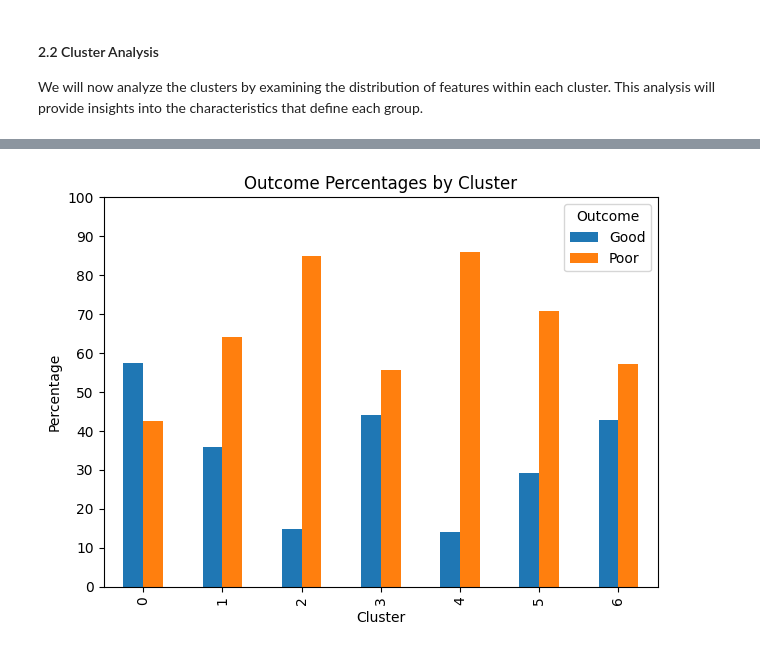
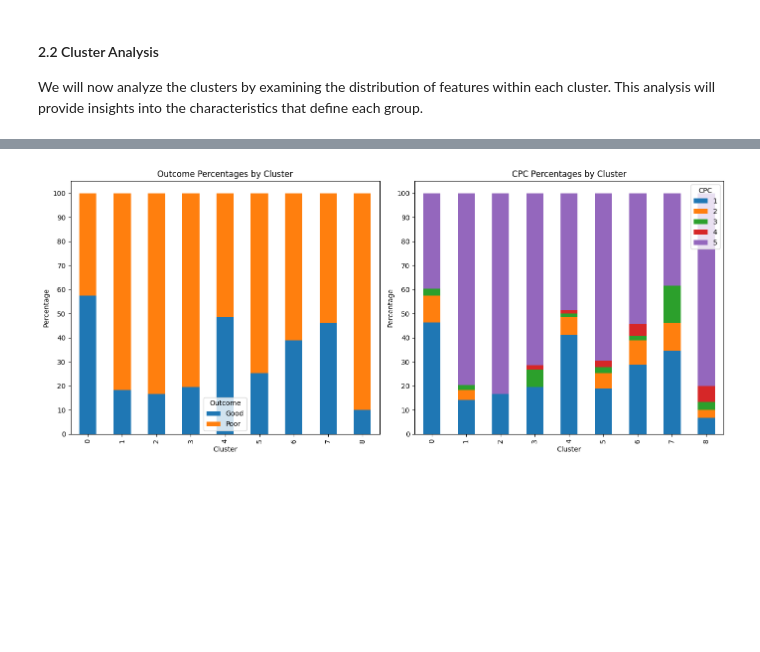
Before and after one commit to KentFre/Resus_TTM, a Jupyter notebook: 03_Clustering.ipynb, the cells around one changed output, grey strips where cells are left out. Cells and saved outputs as stored; diff of their text form; code cells hidden in the pictures; blank space fills up the shorter version.

```diff
--- a/03_Clustering.ipynb
+++ b/03_Clustering.ipynb
@@ -194,7 +183,0 @@ We are saving `machine_learning_df` to use consistently across classification at
-# %%
-# Save the DataFrame to a Pickle file
-with open('data/machine_learning_patient_data.pkl', 'wb') as f:
-    pickle.dump(machine_learning_df, f)
-
-# Confirmation message
-print("DataFrame has been saved to 'data/machine_learning_patient_data.pkl'")
@@ -294,6 +281,9 @@ In summary, **K = 7** and **K = 17** offer the best trade-offs between clusterin
 # %%
+# Select the data for clustering
+data_for_clustering = dataframes_clustering["rosc"]
+
 # Perform K-means clustering on the standardized data
-n_clusters = 7
+n_clusters = 9
 kmeans = KMeans(n_clusters=n_clusters, random_state=2023)
 kmeans.fit(data_for_clustering)
 
@@ -338,38 +330,50 @@ cpc_counts = original_data.groupby(['kmeans_cluster', 'cpc'], observed=True).siz
 outcome_counts = original_data.groupby(['kmeans_cluster', 'outcome'], observed=True).size().unstack(fill_value=0)
 
 # Create a figure with 2 subplots for CPC and Outcome distributions
-fig, axes = plt.subplots(1, 2, figsize=(15, 6))  # 1 row, 2 columns
+fig, axes = plt.subplots(1, 2, figsize=(15, 6))
 
 # Create the stacked bar plot for Outcome
-outcome_counts.plot(kind='bar', stacked=True, ax=axes[1])
-axes[1].set_title('Distribution of Outcome by Cluster')
+outcome_counts.plot(kind='bar', stacked=True, ax=axes[0], label='outcome')
+axes[0].set_title('Distribution of Outcome by Cluster')
+axes[0].set_xlabel('Cluster')
+axes[0].set_ylabel('Count')
+axes[0].legend(title='Outcome')
+
+# Create the stacked bar plot for CPC
+cpc_counts.plot(kind='bar', stacked=True, ax=axes[1])
+axes[1].set_title('Distribution of CPC by Cluster')
 axes[1].set_xlabel('Cluster')
 axes[1].set_ylabel('Count')
-axes[1].legend(title='Outcome')
-
-# Create the stacked bar plot for CPC
-cpc_counts.plot(kind='bar', stacked=True, ax=axes[0])
-axes[0].set_title('Distribution of CPC by Cluster')
-axes[0].set_xlabel('Cluster')
-axes[0].set_ylabel('Count')
-axes[0].legend(title='CPC')
+axes[1].legend(title='CPC')
 
 plt.tight_layout()
 plt.show()
 
 # Calculate and plot Outcome percentages by cluster
 outcome_percentages = outcome_counts.div(outcome_counts.sum(axis=1), axis=0) * 100
+# Calculate the CPC percentages by cluster
+cpc_percentages = cpc_counts.div(cpc_counts.sum(axis=1), axis=0) * 100
 
-# Create a new figure for the Outcome percentages
-plt.figure(figsize=(10, 6))
-outcome_percentages.plot(kind='bar', stacked=False)
+# Create a figure with two subplots for side-by-side comparison
+fig, axes = plt.subplots(1, 2, figsize=(14, 6))
 
-# Add labels and title for Outcome percentages
-plt.title('Outcome Percentages by Cluster')
-plt.xlabel('Cluster')
-plt.ylabel('Percentage')
-plt.legend(title='Outcome')
-plt.yticks(range(0, 101, 10))  # Set y-axis from 0 to 100 in steps of 10
+# Plot Outcome percentages with Good outcome on bottom and Poor outcome on top
+outcome_percentages[['Good', 'Poor']].plot(kind='bar', stacked=True, ax=axes[0])
+axes[0].set_title('Outcome Percentages by Cluster')
+axes[0].set_xlabel('Cluster')
+axes[0].set_ylabel('Percentage')
+axes[0].legend(title='Outcome')
+axes[0].set_yticks(range(0, 101, 10))
+
+# Plot CPC percentages with stacked bars
+cpc_percentages.plot(kind='bar', stacked=True, ax=axes[1])
+axes[1].set_title('CPC Percentages by Cluster')
+axes[1].set_xlabel('Cluster')
+axes[1].set_ylabel('Percentage')
+axes[1].legend(title='CPC')
+axes[1].set_yticks(range(0, 101, 10))
+
+# Adjust layout for better spacing
 plt.tight_layout()
 plt.show()
 
@@ -381,37 +385,49 @@ categorical_features_list = [
     ('shockable_rhythm', 'Shockable Rhythm Distribution by Cluster')
 ]
 
-# Plot stacked bar charts for each categorical feature
+# Set up a 2x2 grid for 4 categorical features
 num_features = len(categorical_features_list)
 fig, axes = plt.subplots(2, 2, figsize=(14, 10))  # 2x2 grid for 4 plots
 axes = axes.flatten()  # Flatten for easy iteration
 
-# Loop through each categorical feature and create a stacked bar plot
+# Loop through each categorical feature and create a stacked bar plot with percentages
 for ax, (feature, title) in zip(axes, categorical_features_list):
-    # Count occurrences for each category in the feature by cluster with observed=True
+    # Count occurrences for each category in the feature by cluster
     feature_counts = original_data.groupby(['kmeans_cluster', feature], observed=True).size().unstack(fill_value=0)
 
-    # Plot stacked bar chart
-    feature_counts.plot(kind='bar', stacked=True, ax=ax)
+    # Convert counts to percentages by dividing by the row sums
+    feature_percentages = feature_counts.div(feature_counts.sum(axis=1), axis=0) * 100
+
+    # Plot stacked bar chart with percentages
+    feature_percentages.plot(kind='bar', stacked=True, ax=ax)
     ax.set_title(title)
     ax.set_xlabel('Cluster')
-    ax.set_ylabel('Count')
+    ax.set_ylabel('Percentage')
     ax.legend(title=feature, loc='upper right')
 
+# Adjust layout for better spacing
 plt.tight_layout()
 plt.show()
 
-# Box plots for age and rosc distributions by cluster
+# Numeric features to plot
 numeric_features = ['age', 'rosc']
 fig, axes = plt.subplots(1, 2, figsize=(14, 5))
 
 # Loop through numeric features and create a box plot for each
 for ax, feature in zip(axes, numeric_features):
+    # Create the box plot
     sns.boxplot(x='kmeans_cluster', y=feature, data=original_data, ax=ax)
     ax.set_title(f'{feature.capitalize()} Distribution by Cluster')
     ax.set_xlabel('Cluster')
     ax.set_ylabel(feature.capitalize())
 
+    # Calculate and annotate median values
+    medians = original_data.groupby('kmeans_cluster')[feature].median()
+    for cluster in medians.index:
+        median_val = medians[cluster]
+        ax.text(cluster, median_val, f'{median_val:.2f}',
+                ha='center', va='center', color='black', fontweight='bold')
+
 plt.tight_layout()
 plt.show()
 # %% [output]
@@ -420 +435 @@ plt.show()
-[figure, old version]
+[figure, new version]
```
Also changed, not shown: parts of 13 cells of this notebook, 1 other file.
